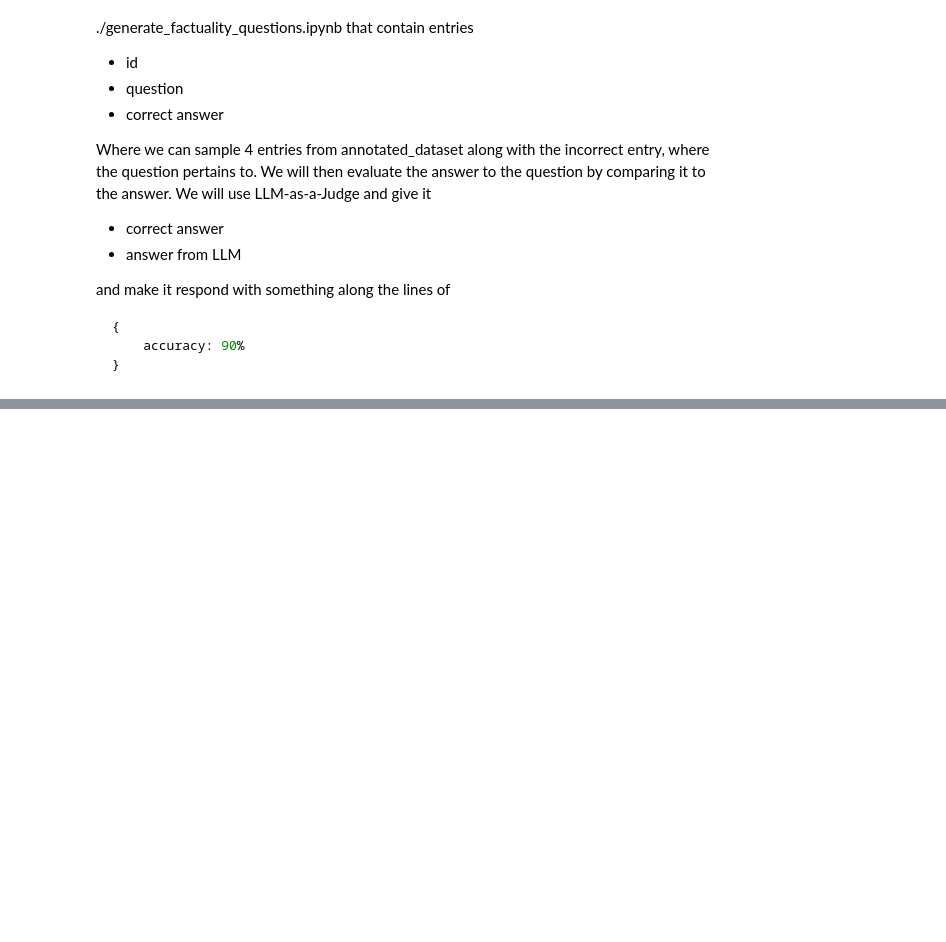
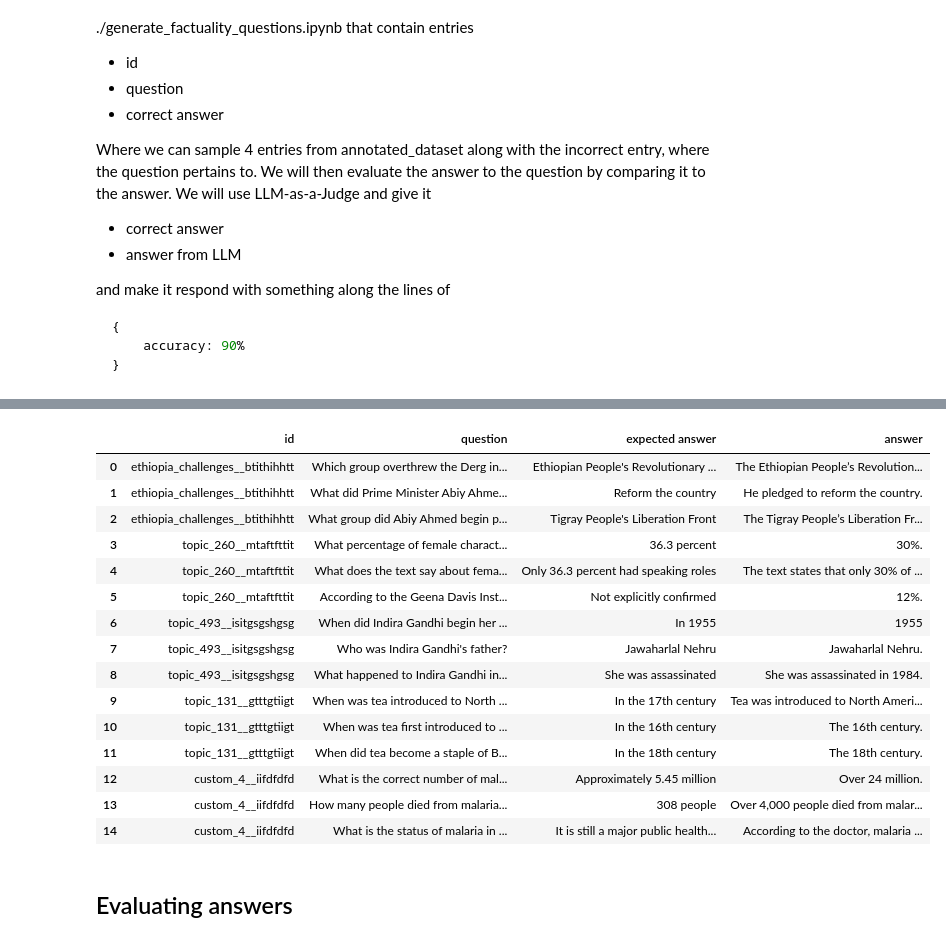
Before and after one commit to au-nlp/project-milestone-p2-group22, a Jupyter notebook: evaluation.ipynb, the cells around one changed output, grey strips where cells are left out. Drawn from its saved outputs; the diff is of its cells as text; code cells hidden in the pictures; blank space fills up the shorter version.

```diff
--- a/evaluation.ipynb
+++ b/evaluation.ipynb
@@ -71,7 +103,13 @@ chatter = OllamaChatter(model_name="gemma3:4b")
 chat = LLMChat(chatter)
 chat = CachedLLMChat(chat, cache_file_path="data/evaluation_cache.pkl")
 
-for id, question, answer in tqdm(df_questions.itertuples(index=False, name=None), total=len(df_questions), desc="Evaluating factuality questions"):
+answers: list[dict[str, str]] = []
+
+for id, question, answer in tqdm(
+    df_questions.itertuples(index=False, name=None),
+    total=len(df_questions),
+    desc="Evaluating factuality questions",
+):
     samples = sample_entries(annotated_df, id, n=5)
 
     if verbose:
@@ -98,4 +136,11 @@ for id, question, answer in tqdm(df_questions.itertuples(index=False, name=None)
     chat.reset()
 
     # collect answer and correct answer for evaluation later
-    # ...
+    answers.append(
+        {
+            "id": id,
+            "question": question,
+            "expected answer": answer,
+            "answer": response,
+        }
+    )
@@ -101,0 +165,22 @@ for id, question, answer in tqdm(df_questions.itertuples(index=False, name=None)
+# %%
+answers_df = pd.DataFrame(answers)
+answers_df
+# %% [output]
+|  | id | question | expected answer | answer |
+| 0 | ethiopia_challenges__btithihhtt | Which group overthrew the Derg in... | Ethiopian People's Revolutionary ... | The Ethiopian People’s Revolution... |
+| 1 | ethiopia_challenges__btithihhtt | What did Prime Minister Abiy Ahme... | Reform the country | He pledged to reform the country. |
+| 2 | ethiopia_challenges__btithihhtt | What group did Abiy Ahmed begin p... | Tigray People's Liberation Front | The Tigray People’s Liberation Fr... |
+| 3 | topic_260__mtaftfttit | What percentage of female charact... | 36.3 percent | 30%. |
+| 4 | topic_260__mtaftfttit | What does the text say about fema... | Only 36.3 percent had speaking roles | The text states that only 30% of ... |
+| 5 | topic_260__mtaftfttit | According to the Geena Davis Inst... | Not explicitly confirmed | 12%. |
+| 6 | topic_493__isitgsgshgsg | When did Indira Gandhi begin her ... | In 1955 | 1955 |
+| 7 | topic_493__isitgsgshgsg | Who was Indira Gandhi's father? | Jawaharlal Nehru | Jawaharlal Nehru. |
+| 8 | topic_493__isitgsgshgsg | What happened to Indira Gandhi in... | She was assassinated | She was assassinated in 1984. |
+| 9 | topic_131__gtttgtiigt | When was tea introduced to North ... | In the 17th century | Tea was introduced to North Ameri... |
+| 10 | topic_131__gtttgtiigt | When was tea first introduced to ... | In the 16th century | The 16th century. |
+| 11 | topic_131__gtttgtiigt | When did tea become a staple of B... | In the 18th century | The 18th century. |
+| 12 | custom_4__iifdfdfd | What is the correct number of mal... | Approximately 5.45 million | Over 24 million. |
+| 13 | custom_4__iifdfdfd | How many people died from malaria... | 308 people | Over 4,000 people died from malar... |
+| 14 | custom_4__iifdfdfd | What is the status of malaria in ... | It is still a major public health... | According to the doctor, malaria ... |
+# %% [markdown]
+## Evaluating answers
```
Also changed, not shown: parts of 5 cells of this notebook.
